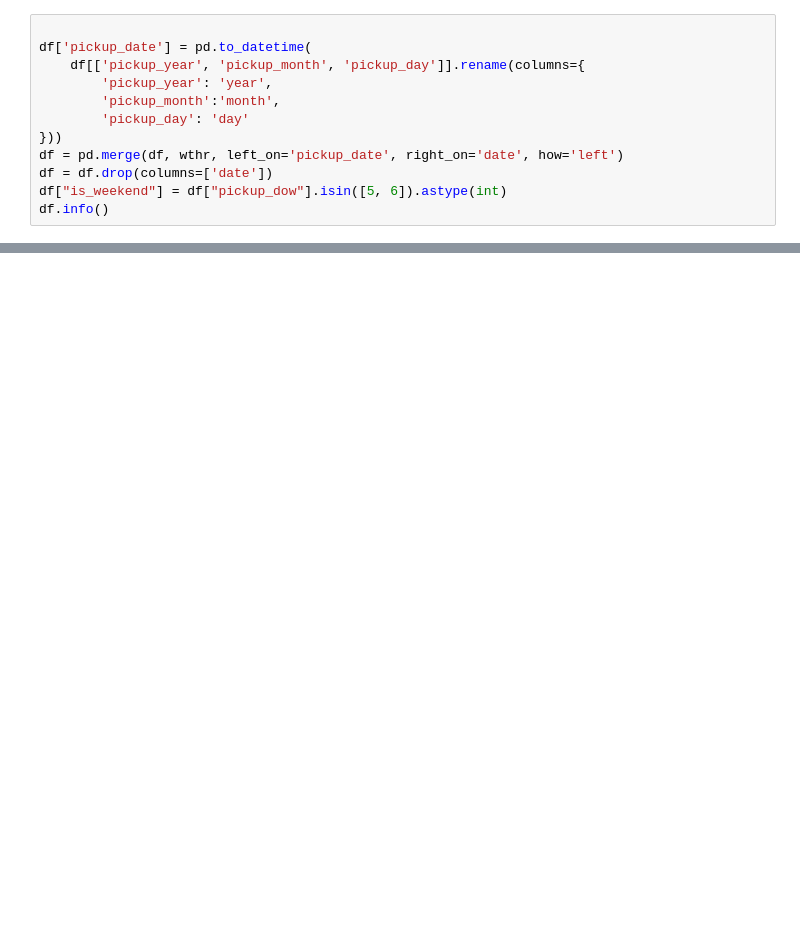
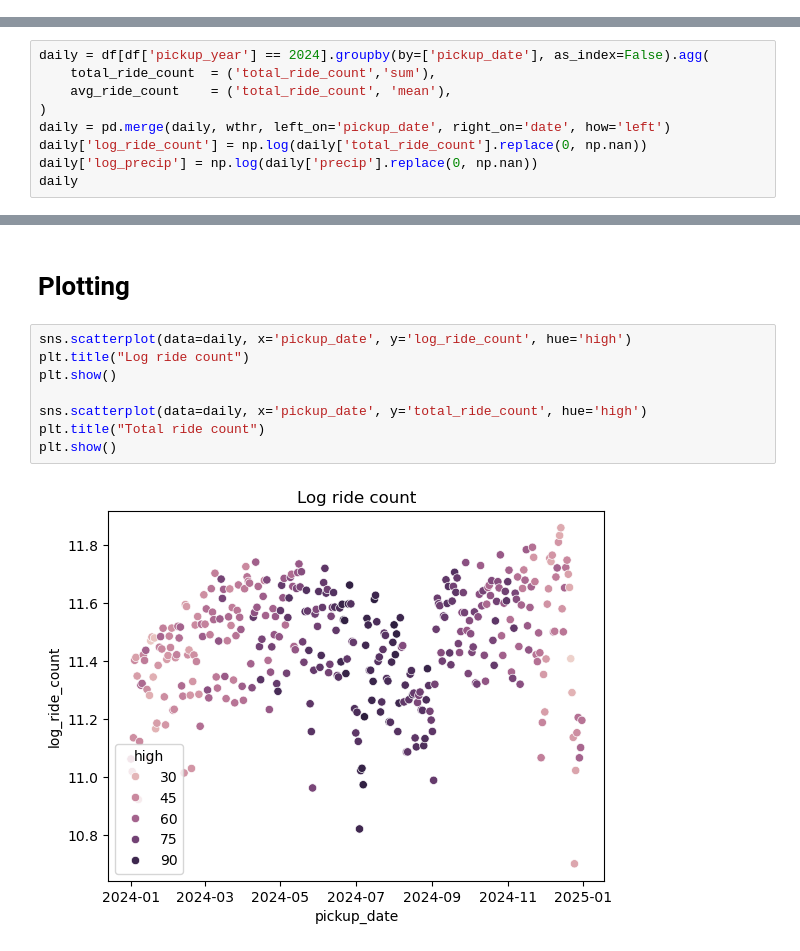
Before and after one commit to emma123456789102/Machine-Learning-Taxi-, a Jupyter notebook: models/ride_demand/01_weather_data.ipynb, the cells around one changed output, grey strips where cells are left out. Drawn from its saved outputs; the diff is of its cells as text; blank space fills up the shorter version.

```diff
--- a/models/ride_demand/01_weather_data.ipynb
+++ b/models/ride_demand/01_weather_data.ipynb
@@ -27,12 +114,0 @@ df = dataset.read_agg(month_start=1, month_end=12)
-# %%
-
-df['pickup_date'] = pd.to_datetime(
-    df[['pickup_year', 'pickup_month', 'pickup_day']].rename(columns={
-        'pickup_year': 'year',
-        'pickup_month':'month',
-        'pickup_day': 'day'
-}))
-df = pd.merge(df, wthr, left_on='pickup_date', right_on='date', how='left')
-df = df.drop(columns=['date'])
-df["is_weekend"] = df["pickup_dow"].isin([5, 6]).astype(int)
-df.info()
@@ -147,0 +117,9 @@ plt.show()
+# %%
+daily = df[df['pickup_year'] == 2024].groupby(by=['pickup_date'], as_index=False).agg(
+    total_ride_count  = ('total_ride_count','sum'),
+    avg_ride_count    = ('total_ride_count', 'mean'),
+)
+daily = pd.merge(daily, wthr, left_on='pickup_date', right_on='date', how='left')
+daily['log_ride_count'] = np.log(daily['total_ride_count'].replace(0, np.nan))
+daily['log_precip'] = np.log(daily['precip'].replace(0, np.nan))
+daily
@@ -147,0 +140,12 @@ plt.show()
+# %% [markdown]
+# Plotting
+# %%
+sns.scatterplot(data=daily, x='pickup_date', y='log_ride_count', hue='high')
+plt.title("Log ride count")
+plt.show()
+
+sns.scatterplot(data=daily, x='pickup_date', y='total_ride_count', hue='high')
+plt.title("Total ride count")
+plt.show()
+# %% [output]
+[figure, added]
```
Also changed, not shown: parts of 19 cells of this notebook, 2 other files.
